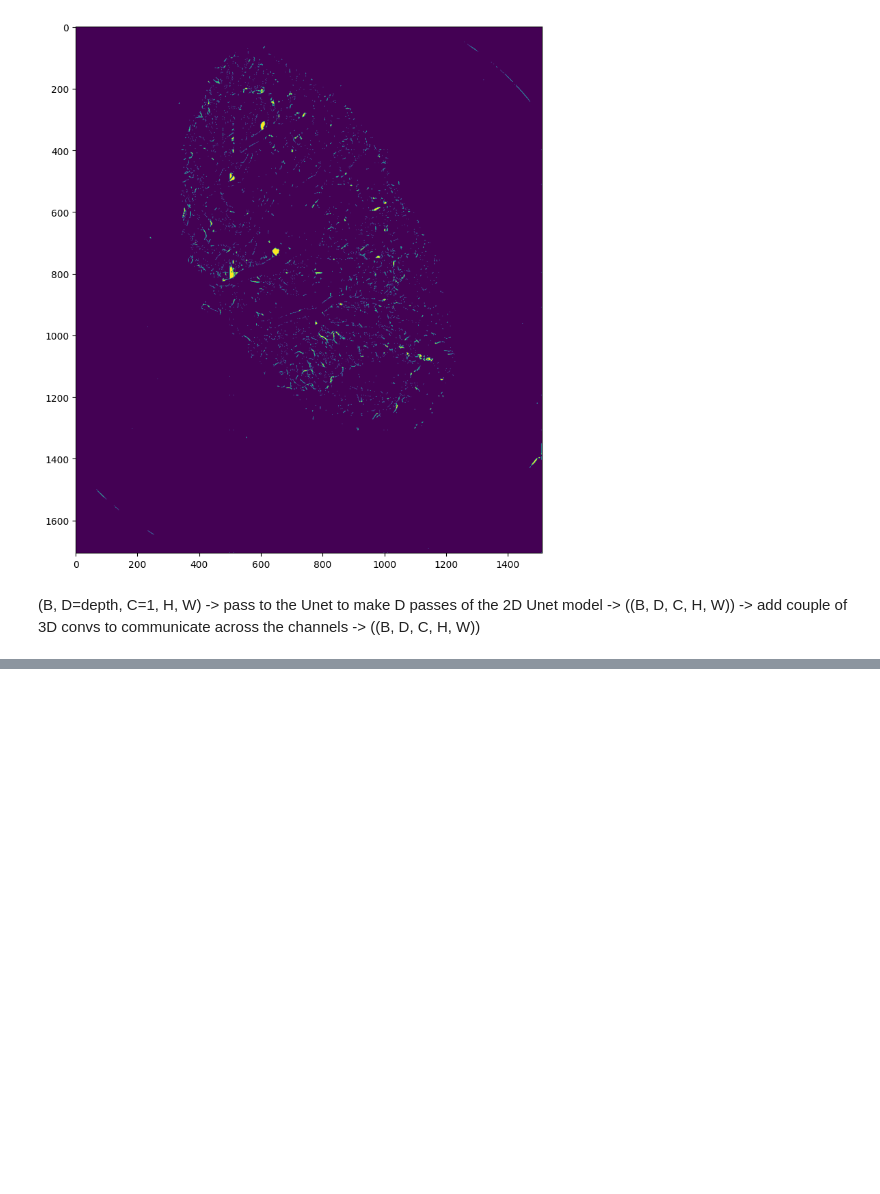
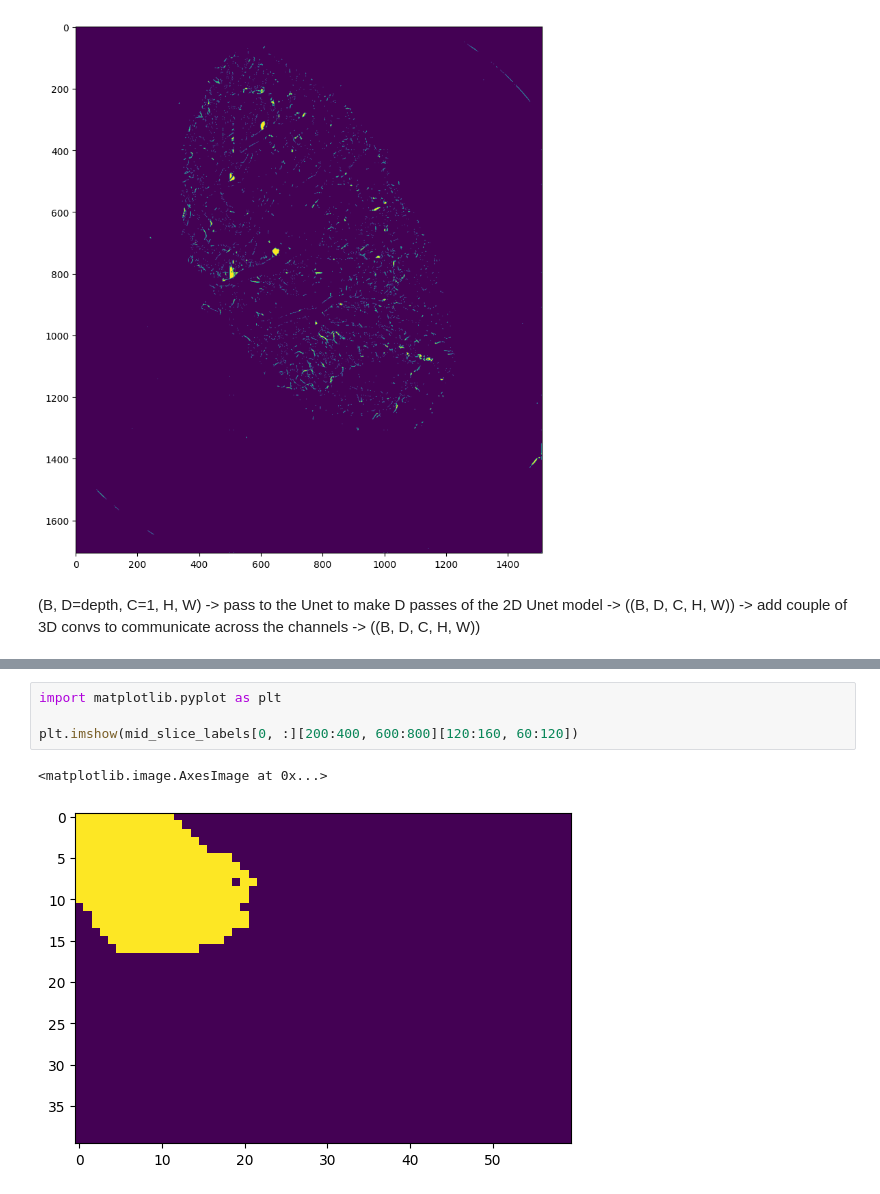
Before and after one commit to viktorcikojevic/kaggle_sennet, a Jupyter notebook: notebooks/investigate-predictions.ipynb, the cells around one changed output, grey strips where cells are left out. Saved outputs shown, nothing was run; the diff lists cells and outputs as text; blank space fills up the shorter version.

```diff
--- a/notebooks/investigate-predictions.ipynb
+++ b/notebooks/investigate-predictions.ipynb
@@ -193,0 +201,7 @@ f_xyz_max.shape
+# %%
+import matplotlib.pyplot as plt
+
+plt.imshow(mid_slice_labels[0, :][200:400, 600:800][120:160, 60:120])
+# %% [output]
+<matplotlib.image.AxesImage at 0x...>
+[figure, added]
```
Also changed, not shown: parts of 25 cells of this notebook, 2 other files.
